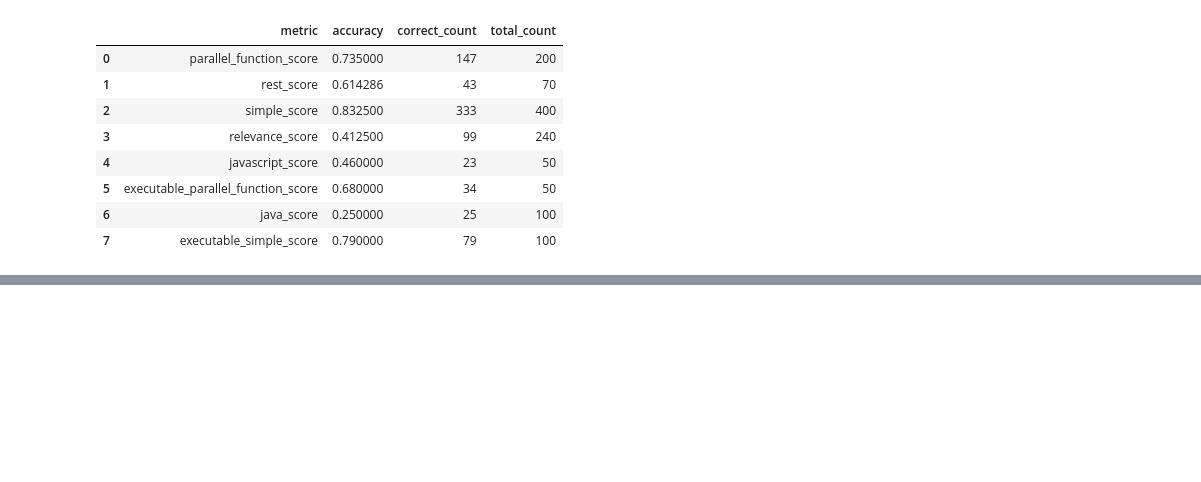
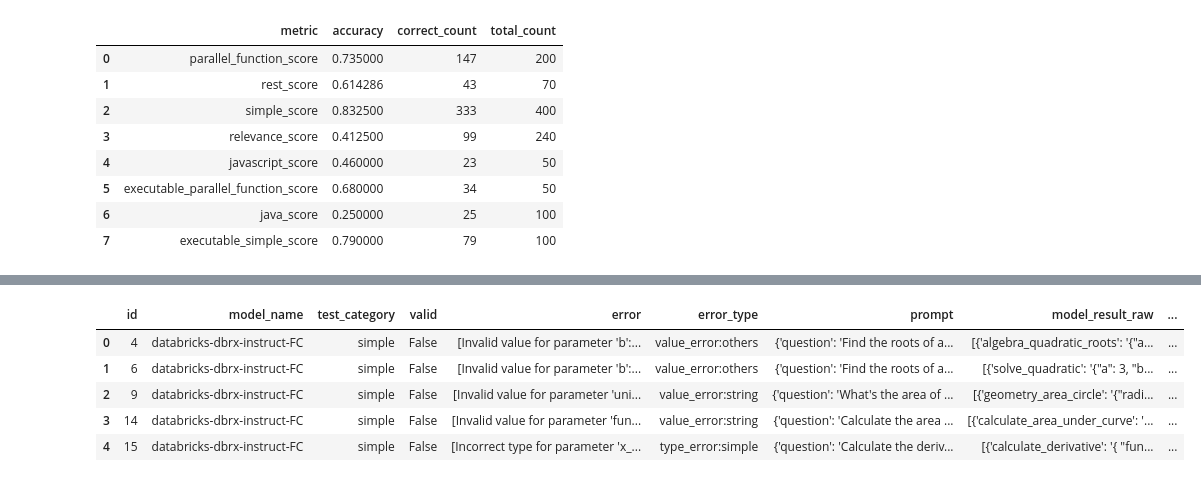
Before and after one commit to ksreenivasan/gorilla, a Jupyter notebook: berkeley-function-call-leaderboard/kartik_results_parser.ipynb, the cells around one changed output, grey strips where cells are left out. Cells and saved outputs as stored; diff of their text form; code cells hidden in the pictures; blank space fills up the shorter version.

```diff
--- a/berkeley-function-call-leaderboard/kartik_results_parser.ipynb
+++ b/berkeley-function-call-leaderboard/kartik_results_parser.ipynb
@@ -110,0 +172,9 @@ java_score                               | 0.0   | 0.25
+# %%
+dbrx_fc_errors = error_result_df[(error_result_df['model_name'] == 'databricks-dbrx-instruct-FC')
+                                 & (error_result_df['filename'] == 'simple_score.json')]
+dbrx_fc_results = full_result_df[(full_result_df['model_name'] == 'databricks-dbrx-instruct-FC')
+                                 & (full_result_df['filename'] == 'gorilla_openfunctions_v1_test_simple_result.json')]
+prompt = dbrx_fc_errors.prompt.values[0]
+print(f"Idx: {dbrx_fc_errors[dbrx_fc_errors['prompt'] == prompt].id.item()}")
+print(f"Filename: {dbrx_fc_errors[dbrx_fc_errors['prompt'] == prompt].filename.item()}")
+print(json.dumps(dbrx_fc_errors[dbrx_fc_errors['prompt'] == prompt].model_result_raw.item()[0], indent=2))
@@ -110,0 +273,9 @@ java_score                               | 0.0   | 0.25
+# %%
+dbrx_fc_errors.iloc[0:5]
+# %% [output]
+|  | id | model_name | test_category | valid | error | error_type | prompt | model_result_raw | ... |
+| 0 | 4 | databricks-dbrx-instruct-FC | simple | False | [Invalid value for parameter 'b':... | value_error:others | {'question': 'Find the roots of a... | [{'algebra_quadratic_roots': '{"a... | ... |
+| 1 | 6 | databricks-dbrx-instruct-FC | simple | False | [Invalid value for parameter 'b':... | value_error:others | {'question': 'Find the roots of a... | [{'solve_quadratic': '{"a": 3, "b... | ... |
+| 2 | 9 | databricks-dbrx-instruct-FC | simple | False | [Invalid value for parameter 'uni... | value_error:string | {'question': 'What's the area of ... | [{'geometry_area_circle': '{"radi... | ... |
+| 3 | 14 | databricks-dbrx-instruct-FC | simple | False | [Invalid value for parameter 'fun... | value_error:string | {'question': 'Calculate the area ... | [{'calculate_area_under_curve': '... | ... |
+| 4 | 15 | databricks-dbrx-instruct-FC | simple | False | [Incorrect type for parameter 'x_... | type_error:simple | {'question': 'Calculate the deriv... | [{'calculate_derivative': '{ "fun... | ... |
```
Also changed, not shown: parts of 13 cells of this notebook, 3 other files.
